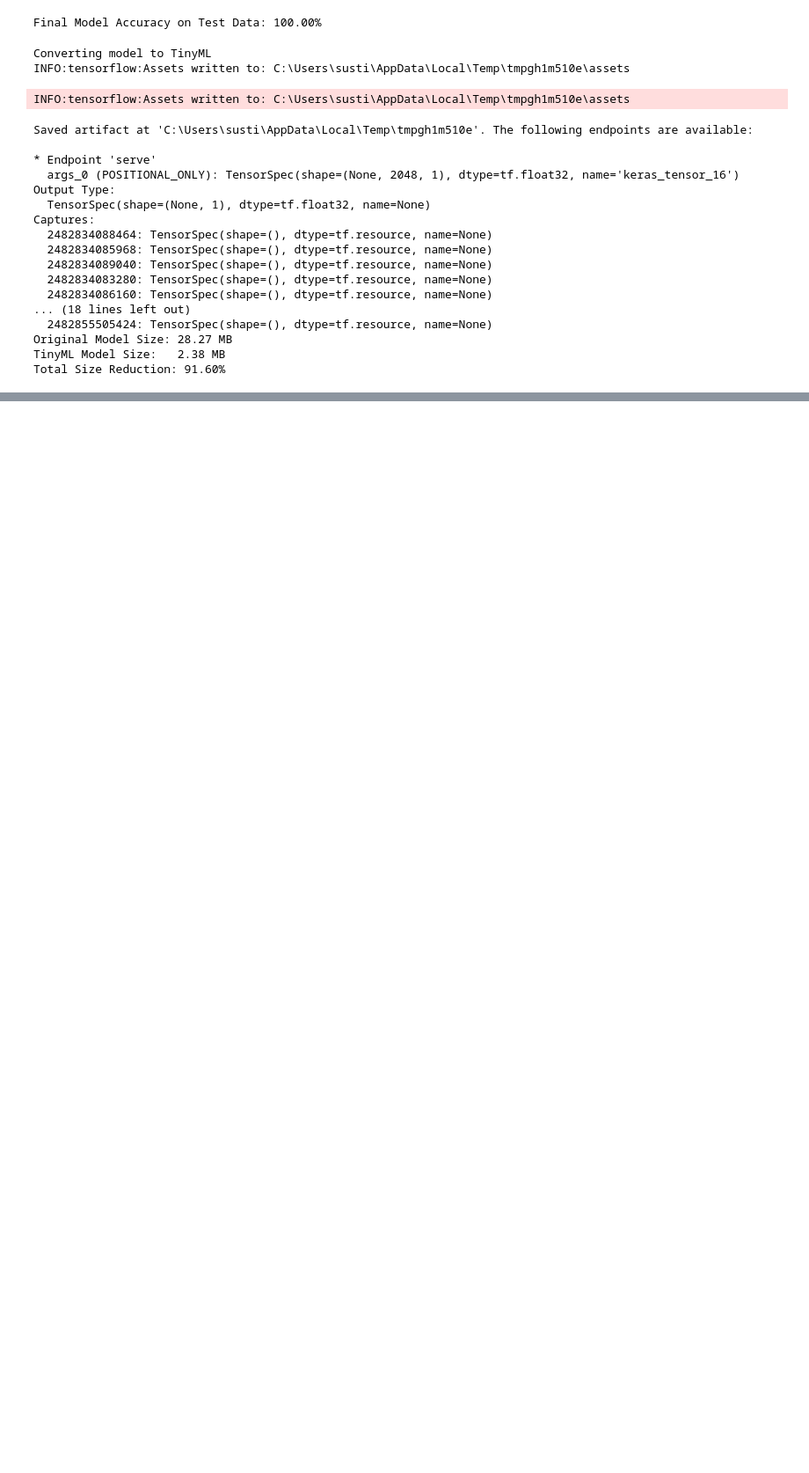
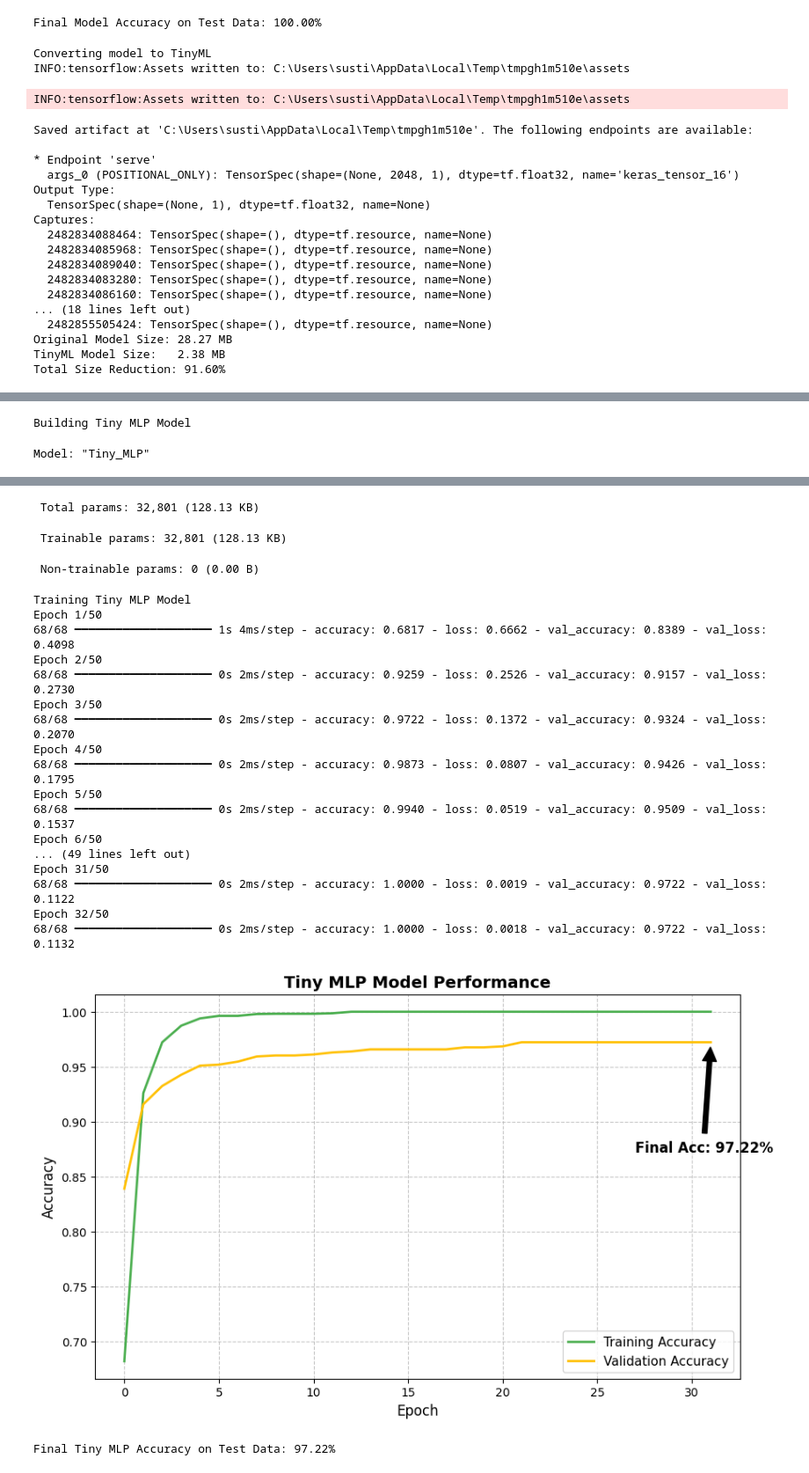
Before and after one commit to sustile/Edge-Based-Real-Time-Fault-Diagnosis-for-Industrial-IoT, a Jupyter notebook: project.ipynb, the cells around one changed output, grey strips where cells are left out. Shown at 88% size. Drawn from its saved outputs; the diff is of its cells as text; code cells hidden in the pictures; blank space fills up the shorter version.

```diff
--- a/project.ipynb
+++ b/project.ipynb
@@ -258,0 +322,54 @@ Total Size Reduction: 91.60%
+# %%
+import tensorflow as tf
+from tensorflow.keras.models import Sequential
+from tensorflow.keras.layers import Flatten, Dense
+from tensorflow.keras.callbacks import EarlyStopping
+import matplotlib.pyplot as plt
+
+print("Building Tiny MLP Model")
+mlp_model = Sequential([
+    Flatten(input_shape=(X_train_scaled.shape[1], 1)),
+    Dense(16, activation='relu'),
+    Dense(1, activation='sigmoid')
+], name="Tiny_MLP")
+
+optimizer = tf.keras.optimizers.Adam(learning_rate=0.001)
+mlp_model.compile(optimizer=optimizer,
+              loss='binary_crossentropy',
+              metrics=['accuracy'])
+
+mlp_model.summary()
+
+early_stop = EarlyStopping(monitor='val_loss', patience=10, restore_best_weights=True)
+
+print("Training Tiny MLP Model")
+history_mlp = mlp_model.fit(X_train_scaled, y_train,
+                    epochs=50,
+                    batch_size=64,
+                    validation_data=(X_test_scaled, y_test),
+                    callbacks=[early_stop])
+
+# Plotting the Performance
+plt.figure(figsize=(10, 6))
+plt.plot(history_mlp.history['accuracy'], label='Training Accuracy', linewidth=2, color='#4CAF50')
+plt.plot(history_mlp.history['val_accuracy'], label='Validation Accuracy', linewidth=2, color='#FFC107')
+plt.title('Tiny MLP Model Performance', fontsize=14, fontweight='bold')
+plt.ylabel('Accuracy', fontsize=12)
+plt.xlabel('Epoch', fontsize=12)
+plt.legend(loc='lower right', fontsize=11)
+plt.grid(True, linestyle='--', alpha=0.7)
+
+final_acc_mlp = history_mlp.history['val_accuracy'][-1] * 100
+plt.annotate(f'Final Acc: {final_acc_mlp:.2f}%',
+             xy=(len(history_mlp.history['val_accuracy'])-1, history_mlp.history['val_accuracy'][-1]),
+             xytext=(len(history_mlp.history['val_accuracy'])-5, history_mlp.history['val_accuracy'][-1] - 0.1),
+             arrowprops=dict(facecolor='black', shrink=0.05),
+             fontsize=12, fontweight='bold')
+plt.show()
+
+# Print Final Evaluation
+test_loss_mlp, test_acc_mlp = mlp_model.evaluate(X_test_scaled, y_test, verbose=0)
+print(f"\nFinal Tiny MLP Accuracy on Test Data: {test_acc_mlp * 100:.2f}%")
+# %% [output]
+Building Tiny MLP Model
+Model: "Tiny_MLP"
@@ -258,0 +385,22 @@ Total Size Reduction: 91.60%
+ Total params: 32,801 (128.13 KB)
+ Trainable params: 32,801 (128.13 KB)
+ Non-trainable params: 0 (0.00 B)
+Training Tiny MLP Model
+Epoch 1/50
+68/68 ━━━━━━━━━━━━━━━━━━━━ 1s 4ms/step - accuracy: 0.6817 - loss: 0.6662 - val_accuracy: 0.8389 - val_loss: 0.4098
+Epoch 2/50
+68/68 ━━━━━━━━━━━━━━━━━━━━ 0s 2ms/step - accuracy: 0.9259 - loss: 0.2526 - val_accuracy: 0.9157 - val_loss: 0.2730
+Epoch 3/50
+68/68 ━━━━━━━━━━━━━━━━━━━━ 0s 2ms/step - accuracy: 0.9722 - loss: 0.1372 - val_accuracy: 0.9324 - val_loss: 0.2070
+Epoch 4/50
+68/68 ━━━━━━━━━━━━━━━━━━━━ 0s 2ms/step - accuracy: 0.9873 - loss: 0.0807 - val_accuracy: 0.9426 - val_loss: 0.1795
+Epoch 5/50
+68/68 ━━━━━━━━━━━━━━━━━━━━ 0s 2ms/step - accuracy: 0.9940 - loss: 0.0519 - val_accuracy: 0.9509 - val_loss: 0.1537
+Epoch 6/50
+... (49 lines left out)
+Epoch 31/50
+68/68 ━━━━━━━━━━━━━━━━━━━━ 0s 2ms/step - accuracy: 1.0000 - loss: 0.0019 - val_accuracy: 0.9722 - val_loss: 0.1122
+Epoch 32/50
+68/68 ━━━━━━━━━━━━━━━━━━━━ 0s 2ms/step - accuracy: 1.0000 - loss: 0.0018 - val_accuracy: 0.9722 - val_loss: 0.1132
+[figure, added]
+Final Tiny MLP Accuracy on Test Data: 97.22%
```
Also changed, not shown: parts of 11 cells of this notebook, 4 other files.
